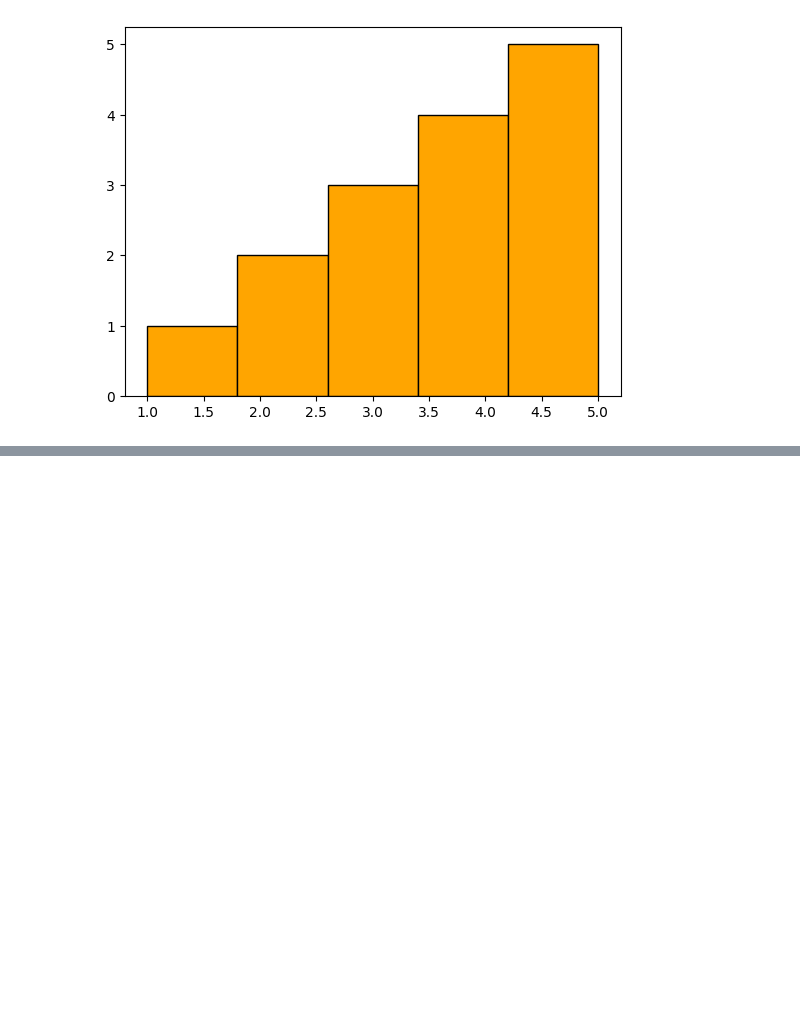
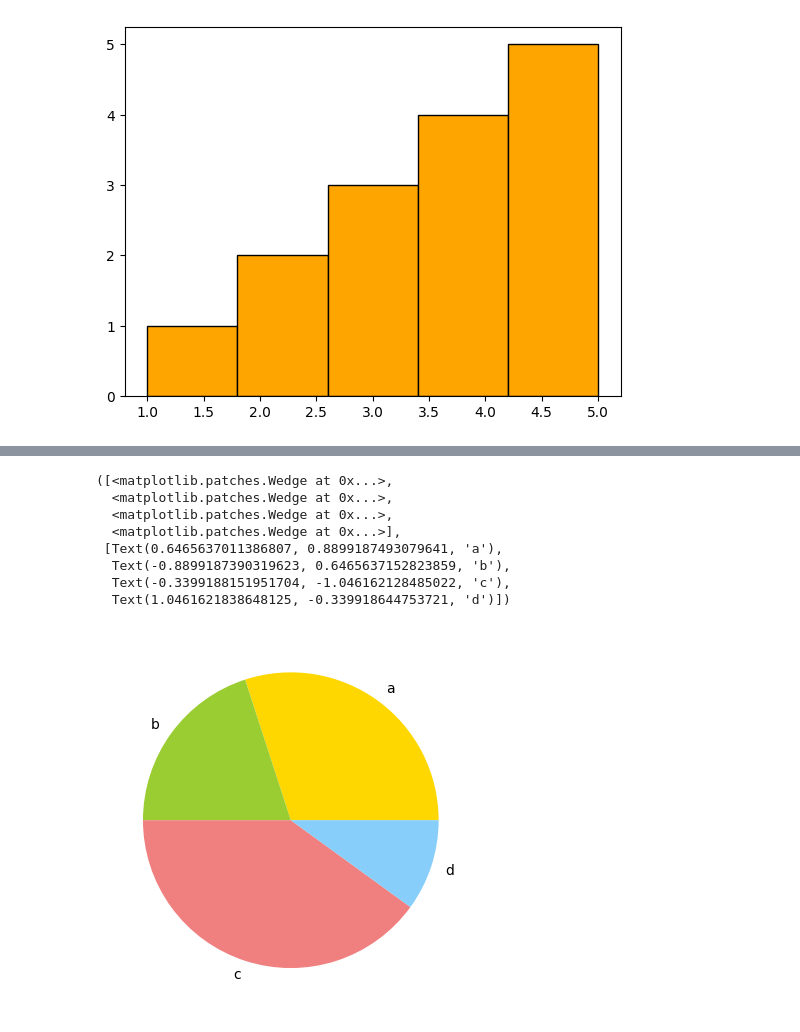
Before and after one commit to Priyansuh04/Python-Programs, a Jupyter notebook: Liabraries/matplotlib.ipynb, the cells around one changed output, grey strips where cells are left out. Saved outputs shown, nothing was run; the diff lists cells and outputs as text; code cells hidden in the pictures; blank space fills up the shorter version.

```diff
--- a/Liabraries/matplotlib.ipynb
+++ b/Liabraries/matplotlib.ipynb
@@ -147,0 +181,19 @@ plt.hist(data,bins=5,color="orange",edgecolor="black")
+# %%
+## pie chart
+labels=['a','b','c','d']
+sizes=[30,20,40,10]
+colors=['gold','yellowgreen','lightcoral','lightskyblue']
+explode=(0.2,0,0,0)
+
+## create a pie chart
+plt.pie(sizes,labels=labels,colors=colors)
+# %% [output]
+([<matplotlib.patches.Wedge at 0x...>,
+  <matplotlib.patches.Wedge at 0x...>,
+  <matplotlib.patches.Wedge at 0x...>,
+  <matplotlib.patches.Wedge at 0x...>],
+ [Text(0.6465637011386807, 0.8899187493079641, 'a'),
+  Text(-0.8899187390319623, 0.6465637152823859, 'b'),
+  Text(-0.3399188151951704, -1.046162128485022, 'c'),
+  Text(1.0461621838648125, -0.339918644753721, 'd')])
+[figure, added]
```
Also changed, not shown: parts of 15 cells of this notebook, 3 other files.
